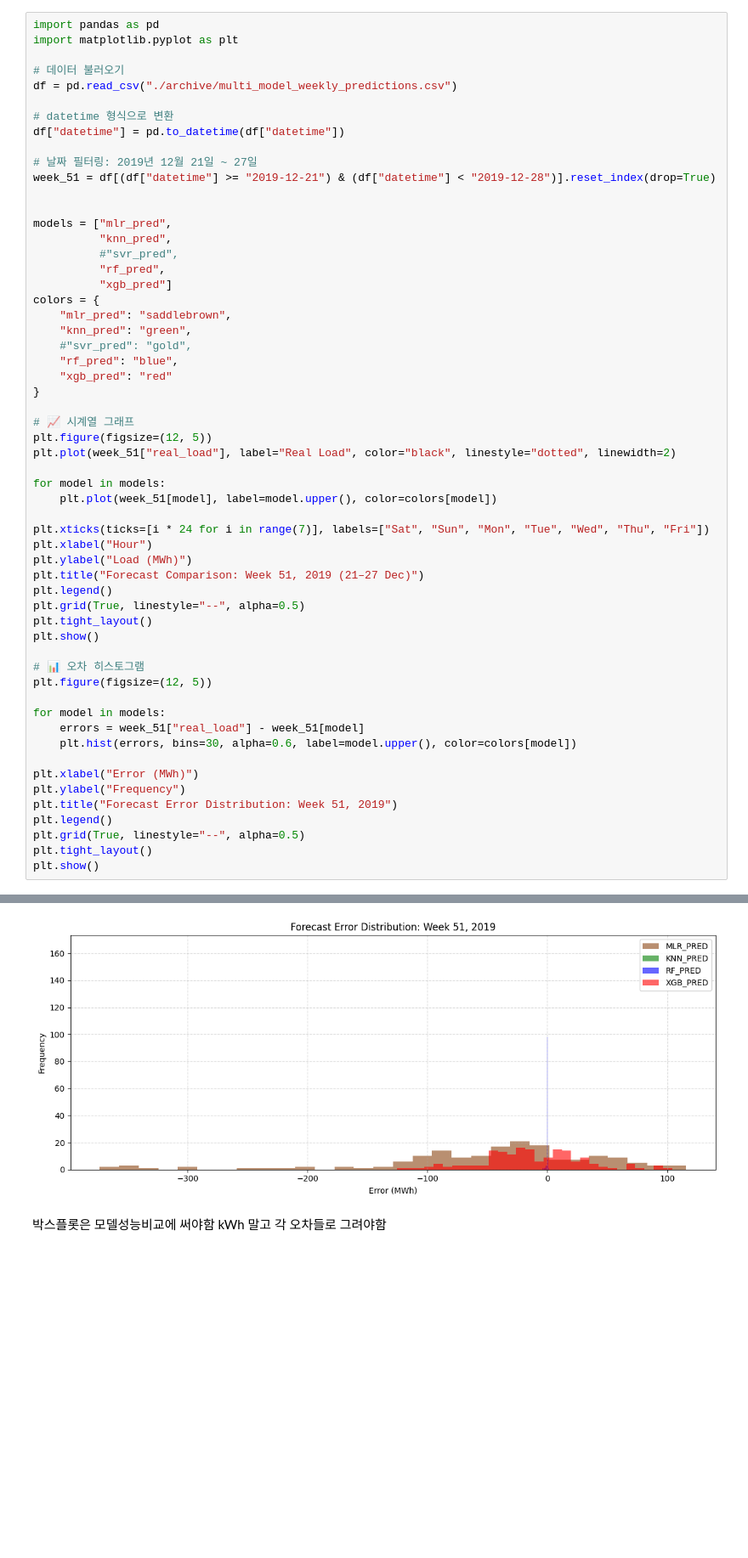
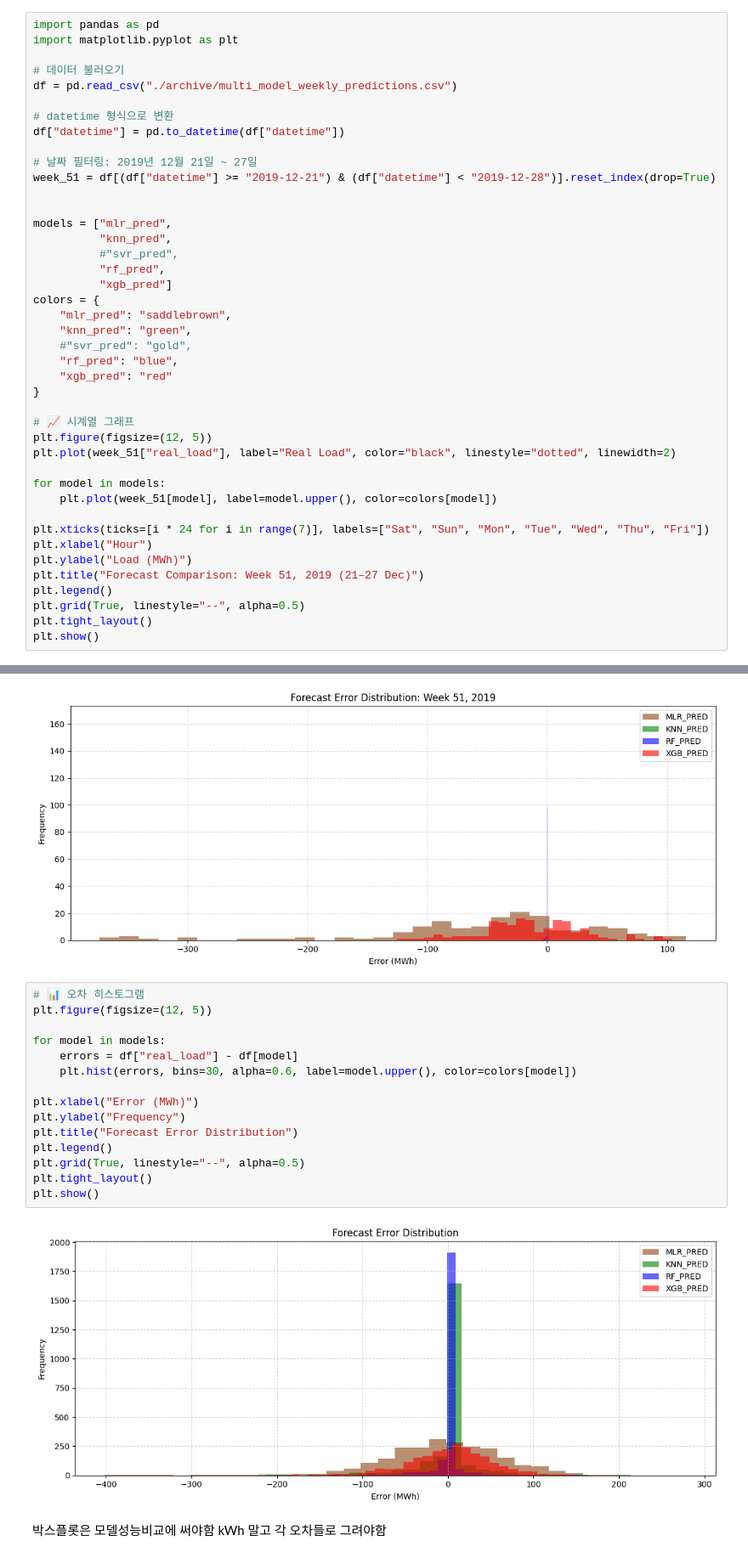
Before and after one commit to jeonjunhyeokk/LoadForeCasting_ML, a Jupyter notebook: LFC_v2.ipynb, the cells around one changed output, grey strips where cells are left out. Shown at 85% size. Saved outputs shown, nothing was run; the diff lists cells and outputs as text; blank space fills up the shorter version.

```diff
--- a/LFC_v2.ipynb
+++ b/LFC_v2.ipynb
@@ -766,24 +766,26 @@ plt.legend()
 plt.grid(True, linestyle="--", alpha=0.5)
 plt.tight_layout()
 plt.show()
-
-# 📊 오차 히스토그램
-plt.figure(figsize=(12, 5))
-
-for model in models:
-    errors = week_51["real_load"] - week_51[model]
-    plt.hist(errors, bins=30, alpha=0.6, label=model.upper(), color=colors[model])
-
-plt.xlabel("Error (MWh)")
-plt.ylabel("Frequency")
-plt.title("Forecast Error Distribution: Week 51, 2019")
-plt.legend()
-plt.grid(True, linestyle="--", alpha=0.5)
-plt.tight_layout()
-plt.show()
 # %% [output]
 [figure]
 [figure]
+# %%
+# 📊 오차 히스토그램
+plt.figure(figsize=(12, 5))
+
+for model in models:
+    errors = df["real_load"] - df[model]
+    plt.hist(errors, bins=30, alpha=0.6, label=model.upper(), color=colors[model])
+
+plt.xlabel("Error (MWh)")
+plt.ylabel("Frequency")
+plt.title("Forecast Error Distribution")
+plt.legend()
+plt.grid(True, linestyle="--", alpha=0.5)
+plt.tight_layout()
+plt.show()
+# %% [output]
+[figure, added]
 # %% [markdown]
 박스플롯은 모델성능비교에 써야함
 kWh 말고 각 오차들로 그려야함
```
